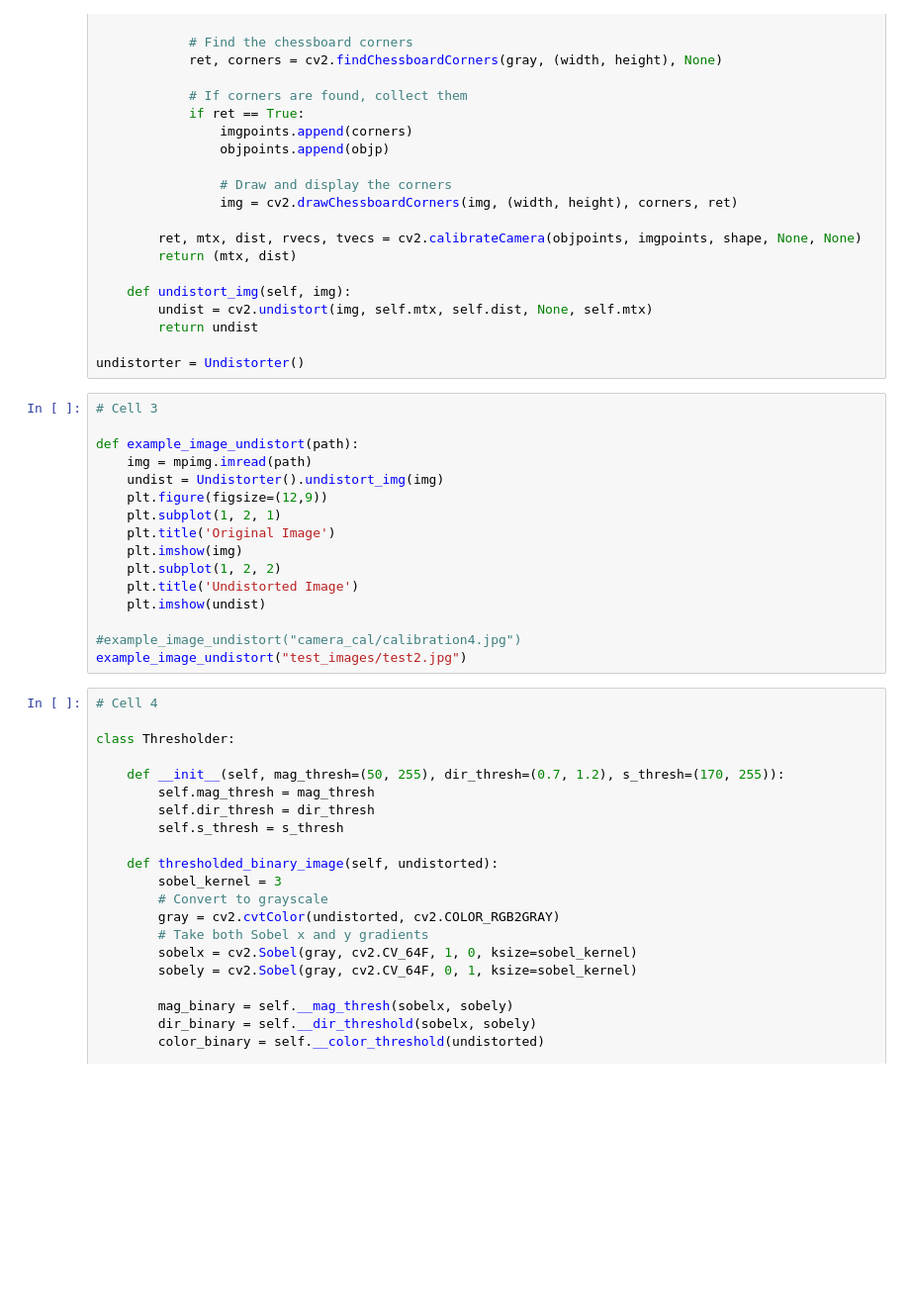
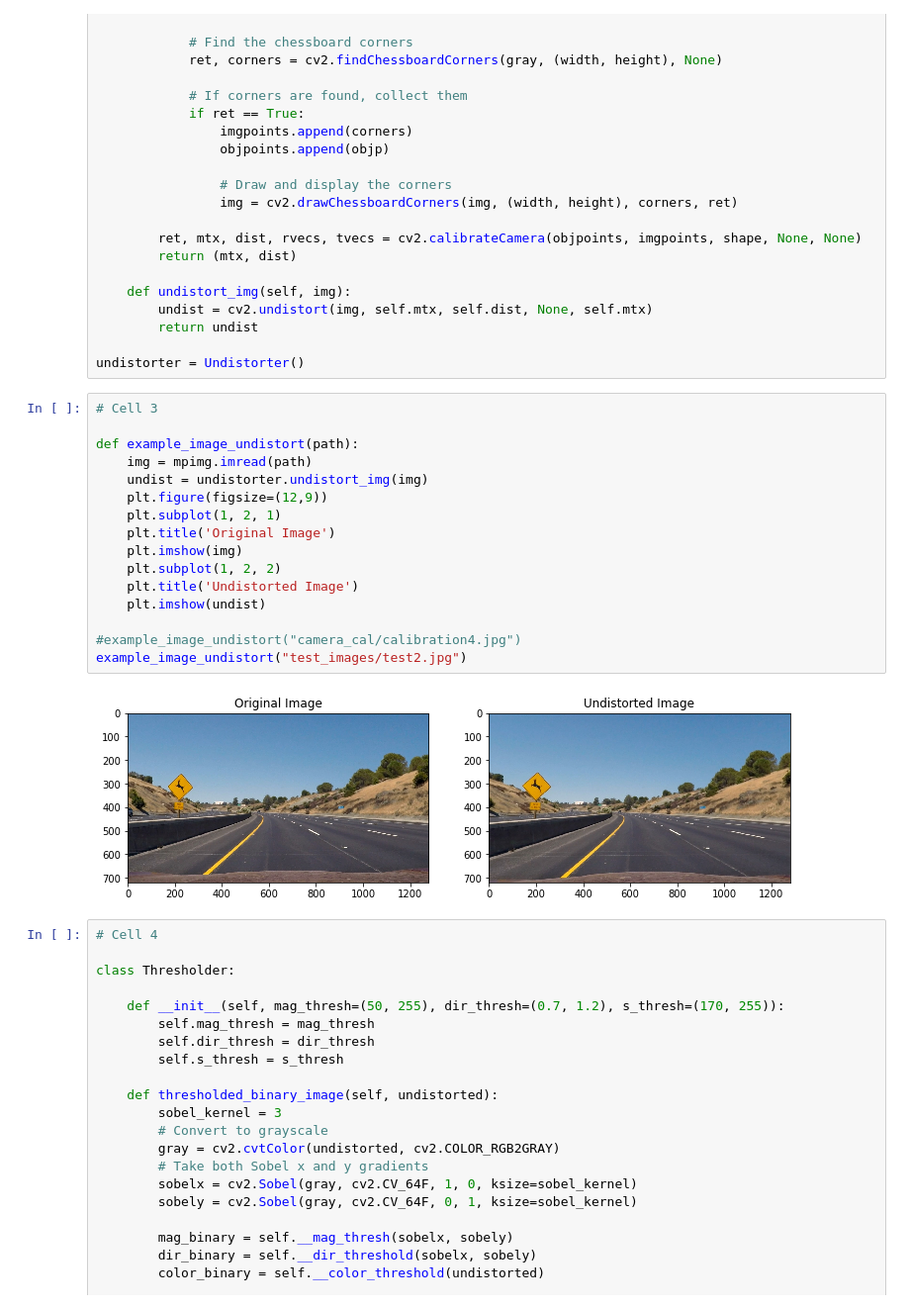
Before and after one commit to jkozlowski/CarND-Advanced-Lane-Lines, a Jupyter notebook: advanced_lane_detection.ipynb, the cells around one changed output. Shown: that part at 99% size. Saved outputs shown, nothing was run; the diff lists cells and outputs as text; blank space fills up the shorter version.

```diff
--- a/advanced_lane_detection.ipynb
+++ b/advanced_lane_detection.ipynb
@@ -67,19 +67,21 @@ undistorter = Undistorter()
 # %%
 # Cell 3
 
 def example_image_undistort(path):
     img = mpimg.imread(path)
-    undist = Undistorter().undistort_img(img)
+    undist = undistorter.undistort_img(img)
     plt.figure(figsize=(12,9))
     plt.subplot(1, 2, 1)
     plt.title('Original Image')
     plt.imshow(img)
     plt.subplot(1, 2, 2)
     plt.title('Undistorted Image')
     plt.imshow(undist)
 
 #example_image_undistort("camera_cal/calibration4.jpg")
 example_image_undistort("test_images/test2.jpg")
+# %% [output]
+[figure, added]
 # %%
 # Cell 4
 
```
Also changed, not shown: parts of 4 cells of this notebook, 10 other files.
